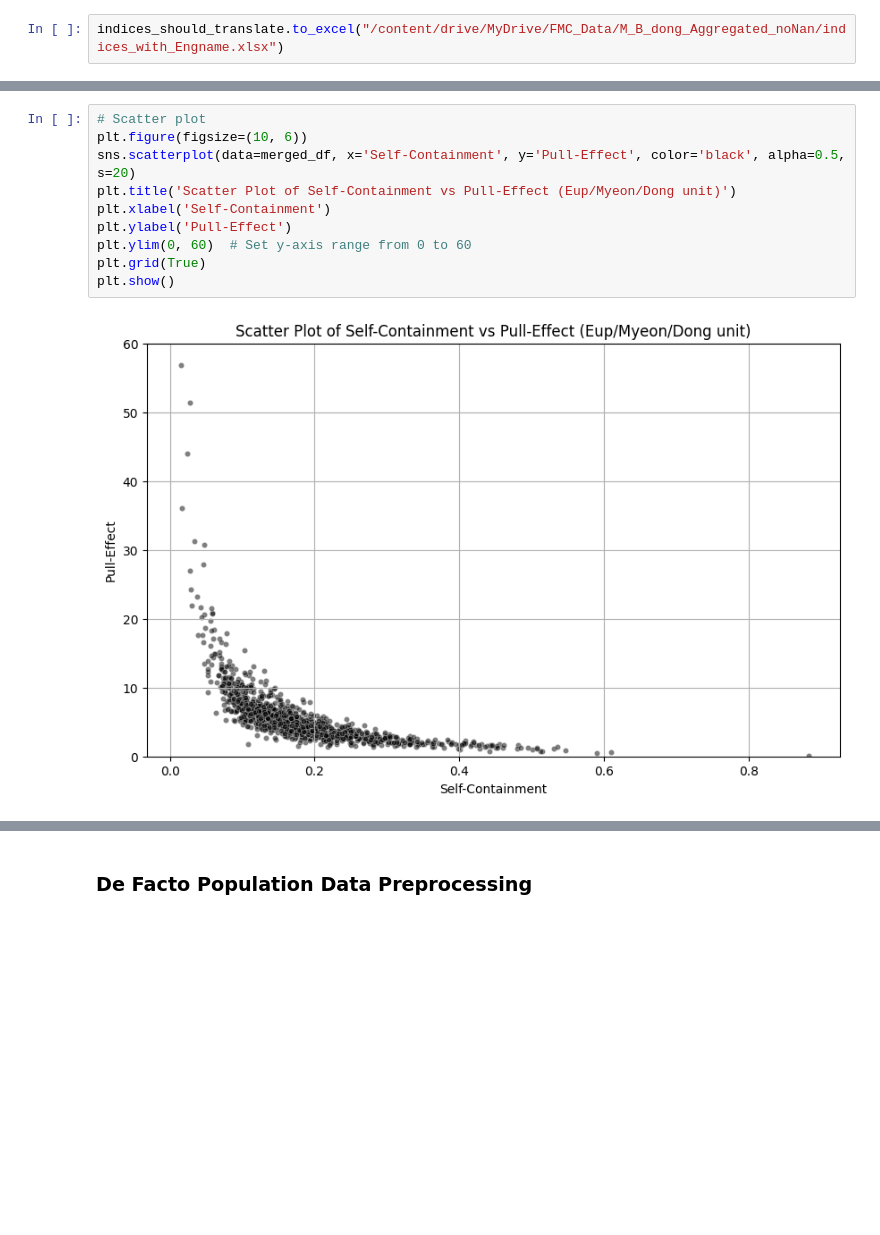
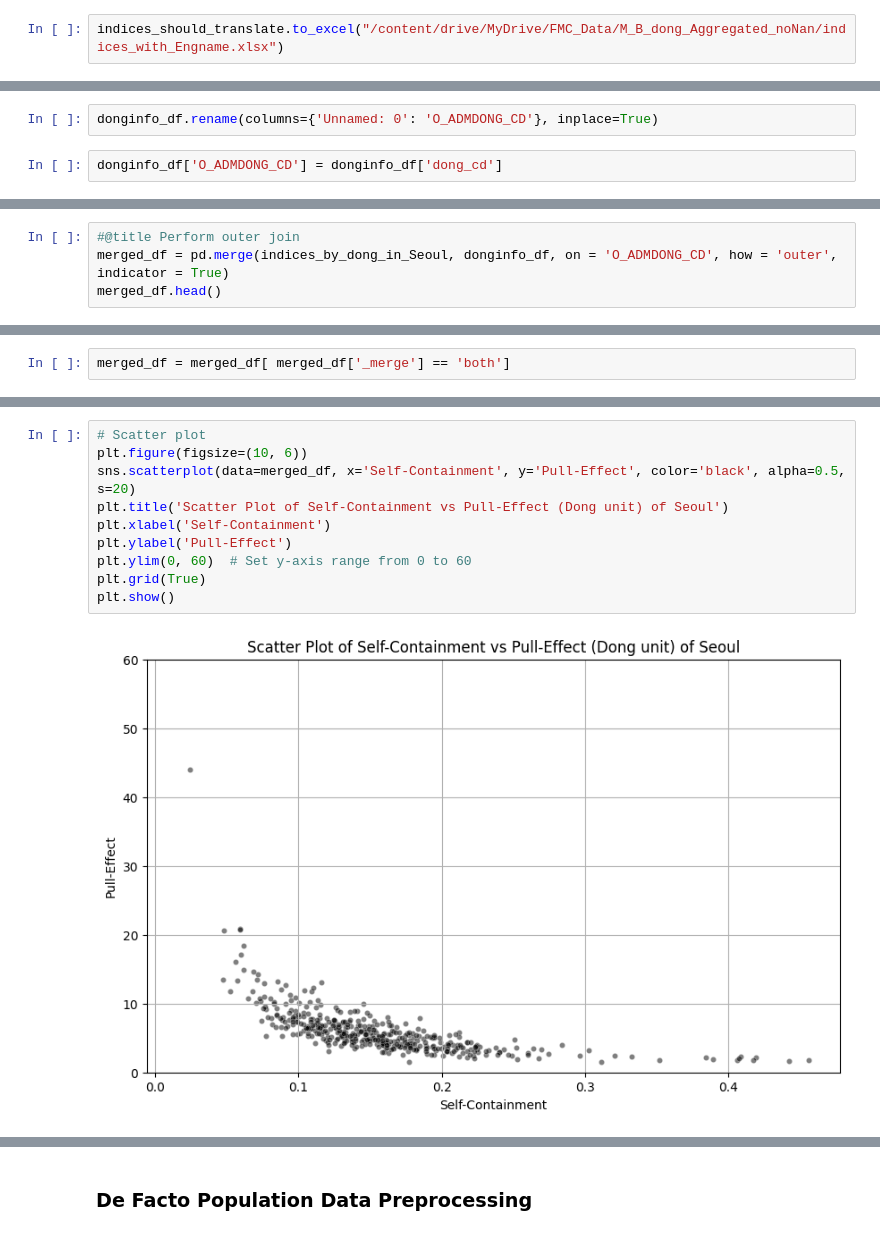
Before and after one commit to jieun0441/XMC, a Jupyter notebook: M-B_Self_containment Calculation_dong_ver2.ipynb, the cells around one changed output, grey strips where cells are left out. Cells and saved outputs as stored; diff of their text form; blank space fills up the shorter version.

```diff
--- a/M-B_Self_containment Calculation_dong_ver2.ipynb
+++ b/M-B_Self_containment Calculation_dong_ver2.ipynb
@@ -772,0 +843,4 @@ merged_df.head()
+# %%
+donginfo_df.rename(columns={'Unnamed: 0': 'O_ADMDONG_CD'}, inplace=True)
+# %%
+donginfo_df['O_ADMDONG_CD'] = donginfo_df['dong_cd']
@@ -772,0 +865,4 @@ merged_df.head()
+# %%
+#@title Perform outer join
+merged_df = pd.merge(indices_by_dong_in_Seoul, donginfo_df, on = 'O_ADMDONG_CD', how = 'outer', indicator = True)
+merged_df.head()
@@ -772,0 +877,2 @@ merged_df.head()
+# %%
+merged_df = merged_df[ merged_df['_merge'] == 'both']
@@ -824,15 +935,15 @@ This will become an error in seaborn v0.14.0; please update your code.
 # %%
 # Scatter plot
 plt.figure(figsize=(10, 6))
 sns.scatterplot(data=merged_df, x='Self-Containment', y='Pull-Effect', color='black', alpha=0.5, s=20)
-plt.title('Scatter Plot of Self-Containment vs Pull-Effect (Eup/Myeon/Dong unit)')
+plt.title('Scatter Plot of Self-Containment vs Pull-Effect (Dong unit) of Seoul')
 plt.xlabel('Self-Containment')
 plt.ylabel('Pull-Effect')
 plt.ylim(0, 60)  # Set y-axis range from 0 to 60
 plt.grid(True)
 plt.show()
 # %% [output]
-[figure, old version]
+[figure, new version]
 # %%
 # Calculate Pearson correlation coefficient
 correlation, p_value = pearsonr(merged_df['Self-Containment'], merged_df['Pull-Effect'])
```
Also changed, not shown: parts of 85 cells of this notebook.
